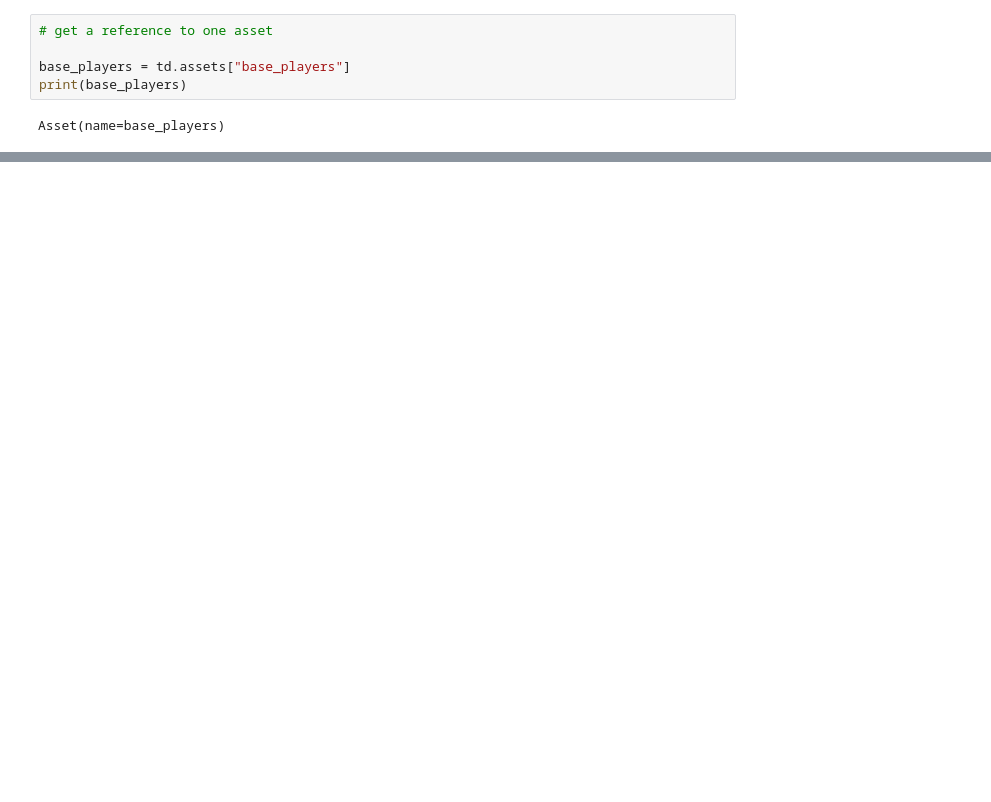
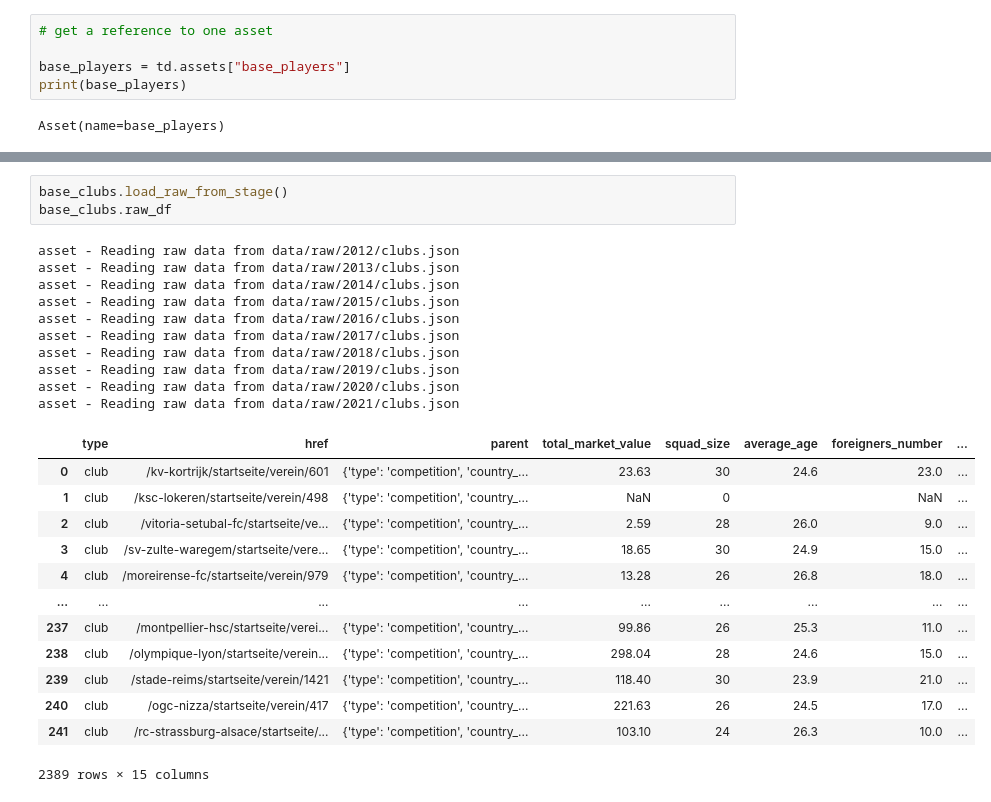
Before and after one commit to dcaribou/transfermarkt-datasets, a Jupyter notebook: notebooks/prep_playbook.ipynb, the cells around one changed output, grey strips where cells are left out. Drawn from its saved outputs; the diff is of its cells as text; blank space fills up the shorter version.

```diff
--- a/notebooks/prep_playbook.ipynb
+++ b/notebooks/prep_playbook.ipynb
@@ -66,0 +162,27 @@ prep.describe()
+# %%
+base_clubs.load_raw_from_stage()
+base_clubs.raw_df
+# %% [output]
+asset - Reading raw data from data/raw/2012/clubs.json
+asset - Reading raw data from data/raw/2013/clubs.json
+asset - Reading raw data from data/raw/2014/clubs.json
+asset - Reading raw data from data/raw/2015/clubs.json
+asset - Reading raw data from data/raw/2016/clubs.json
+asset - Reading raw data from data/raw/2017/clubs.json
+asset - Reading raw data from data/raw/2018/clubs.json
+asset - Reading raw data from data/raw/2019/clubs.json
+asset - Reading raw data from data/raw/2020/clubs.json
+asset - Reading raw data from data/raw/2021/clubs.json
+|  | type | href | parent | total_market_value | squad_size | average_age | foreigners_number | ... |
+| 0 | club | /kv-kortrijk/startseite/verein/601 | {'type': 'competition', 'country_... | 23.63 | 30 | 24.6 | 23.0 | ... |
+| 1 | club | /ksc-lokeren/startseite/verein/498 | {'type': 'competition', 'country_... | NaN | 0 |  | NaN | ... |
+| 2 | club | /vitoria-setubal-fc/startseite/ve... | {'type': 'competition', 'country_... | 2.59 | 28 | 26.0 | 9.0 | ... |
+| 3 | club | /sv-zulte-waregem/startseite/vere... | {'type': 'competition', 'country_... | 18.65 | 30 | 24.9 | 15.0 | ... |
+| 4 | club | /moreirense-fc/startseite/verein/979 | {'type': 'competition', 'country_... | 13.28 | 26 | 26.8 | 18.0 | ... |
+| ... | ... | ... | ... | ... | ... | ... | ... | ... |
+| 237 | club | /montpellier-hsc/startseite/verei... | {'type': 'competition', 'country_... | 99.86 | 26 | 25.3 | 11.0 | ... |
+| 238 | club | /olympique-lyon/startseite/verein... | {'type': 'competition', 'country_... | 298.04 | 28 | 24.6 | 15.0 | ... |
+| 239 | club | /stade-reims/startseite/verein/1421 | {'type': 'competition', 'country_... | 118.40 | 30 | 23.9 | 21.0 | ... |
+| 240 | club | /ogc-nizza/startseite/verein/417 | {'type': 'competition', 'country_... | 221.63 | 26 | 24.5 | 17.0 | ... |
+| 241 | club | /rc-strassburg-alsace/startseite/... | {'type': 'competition', 'country_... | 103.10 | 24 | 26.3 | 10.0 | ... |
+2389 rows × 15 columns
```
Also changed, not shown: parts of 2 cells of this notebook, 3 other files.
